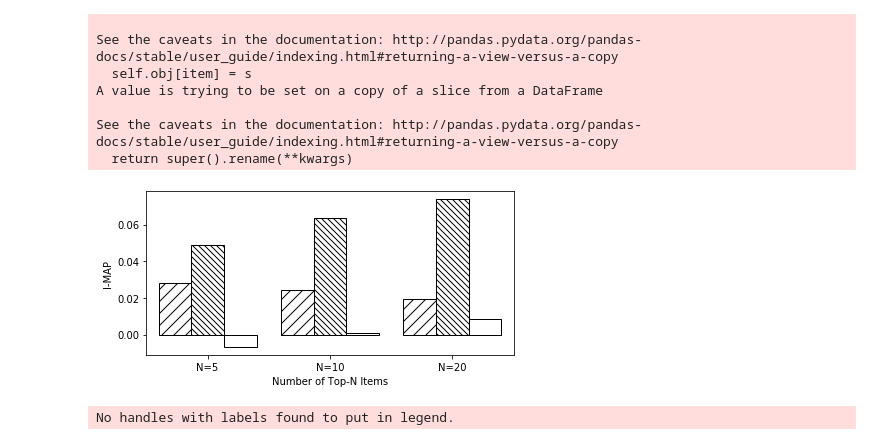
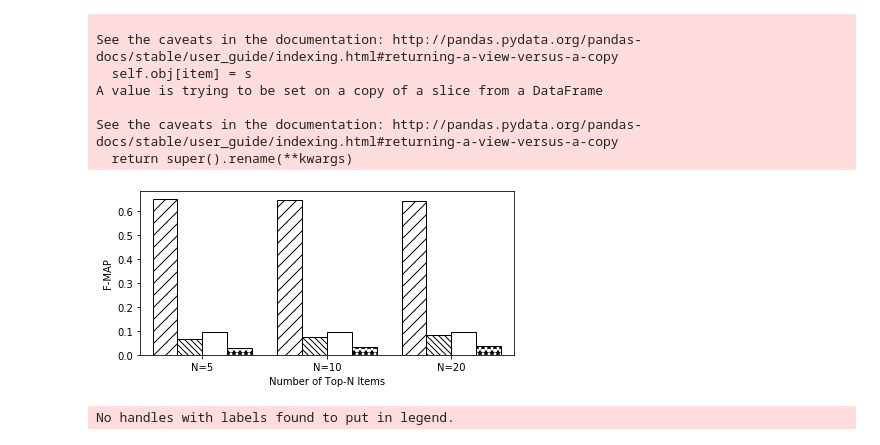
Before and after one commit to k9luo/DeepCritiquingForVAEBasedRecSys, a Jupyter notebook: F-MAP ER-ZO-UB Plots.ipynb, the cells around one changed output. Cells and saved outputs as stored; diff of their text form; code cells hidden in the pictures.

```diff
--- a/F-MAP ER-ZO-UB Plots.ipynb
+++ b/F-MAP ER-ZO-UB Plots.ipynb
@@ -28,5 +28,5 @@ def load_fmap_log(folder_path):
 # %%
 df_cdsvinyl_ub = load_fmap_log(folder_path='tables/CDsVinyl_fmap_ub/S_E_CDE_VAE_OLD/')
 df_cdsvinyl_zeroout = load_fmap_log(folder_path='tables/CDsVinyl_fmap_zeroout/S_E_CDE_VAE_OLD/')
-df_cdsvinyl_re = load_fmap_log(folder_path='tables/CDsVinyl_fmap/S_E_CDE_VAE_V6/')
+df_cdsvinyl_re = load_fmap_log(folder_path='tables/CDsVinyl_fmap/S_E_CDE_VAE_OLD/')
 df_cdsvinyl_lb = load_fmap_log(folder_path='tables/CDsVinyl_fmap_ub/S_E_CDE_VAE_OLD/LB')
@@ -156,12 +157,12 @@ See the caveats in the documentation: http://pandas.pydata.org/pandas-docs/stabl
 #bar_df_cdsvinyl_cevncf = return_barplot_df(filtered_df_cdsvinyl_cevncf)
 #bar_df_cdsvinyl_cevncf['Model'] = 'CE-VNCF-ZO'
 # %%
-#pandas_bar_plot(df=bar_ub.append(bar_re).append(bar_zeroout).append(bar_lb), x='Metric', y='F-MAP', hue='Model', x_name='Number of Top-N Items', y_name='F-MAP', folder="CDsVinyl", name='F-MAP-original-with-UB', save=True)
-pandas_bar_plot(df=bar_re.append(bar_zeroout).append(bar_lb), x='Metric', y='F-MAP', hue='Model', x_name='Number of Top-N Items', y_name='I-MAP', folder="CDsVinyl", name='F-MAP-original', save=True)
+pandas_bar_plot(df=bar_ub.append(bar_re).append(bar_zeroout).append(bar_lb), x='Metric', y='F-MAP', hue='Model', x_name='Number of Top-N Items', y_name='F-MAP', folder="CDsVinyl", name='F-MAP-original-with-UB', save=True)
+#pandas_bar_plot(df=bar_re.append(bar_zeroout).append(bar_lb), x='Metric', y='F-MAP', hue='Model', x_name='Number of Top-N Items', y_name='F-MAP', folder="CDsVinyl", name='F-MAP-original', save=True)
 #plt.legend(bbox_to_anchor=(0., 1.02, 1., .102), loc=4,
 #       ncol=4, mode="expand", borderaxespad=0.)
 # %% [output]
-[figure, old version]
+[figure, new version]
 # %%
 plt.legend()
 # %% [output]
```
Also changed, not shown: parts of 2 cells of this notebook, 16 other files.
